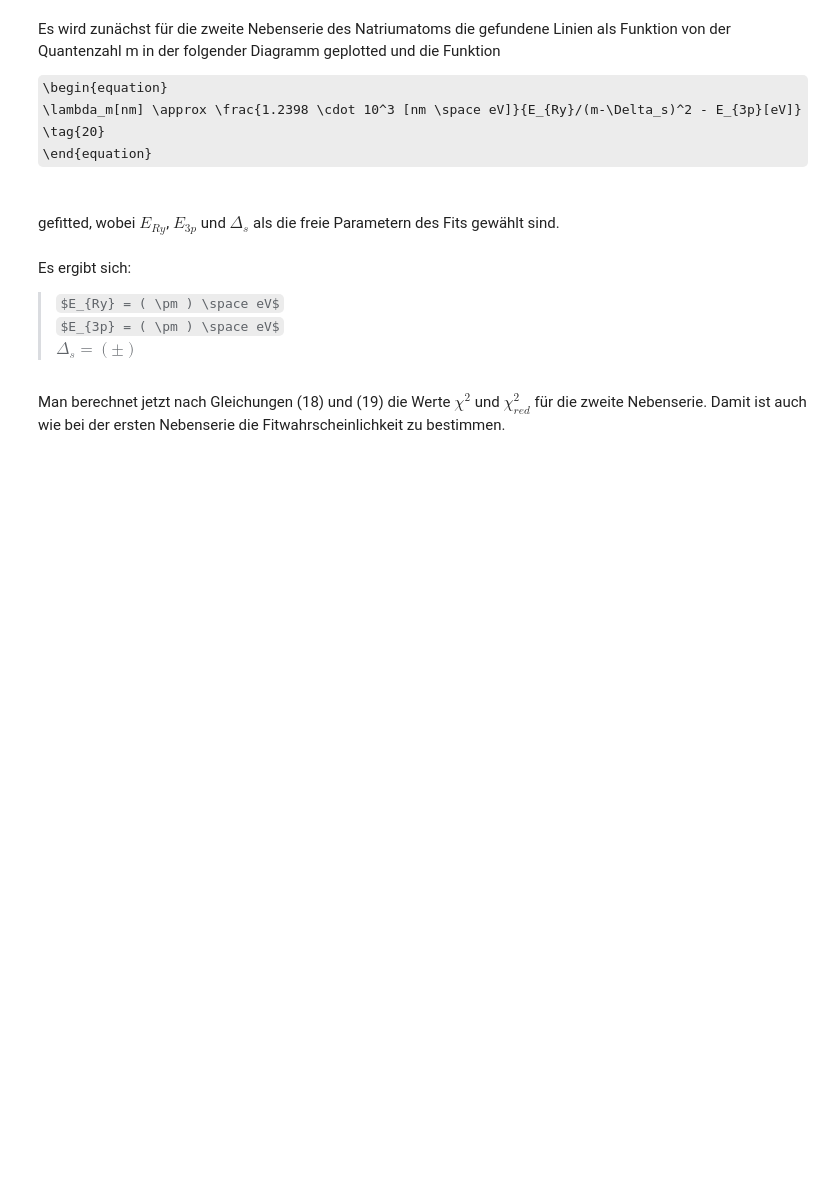
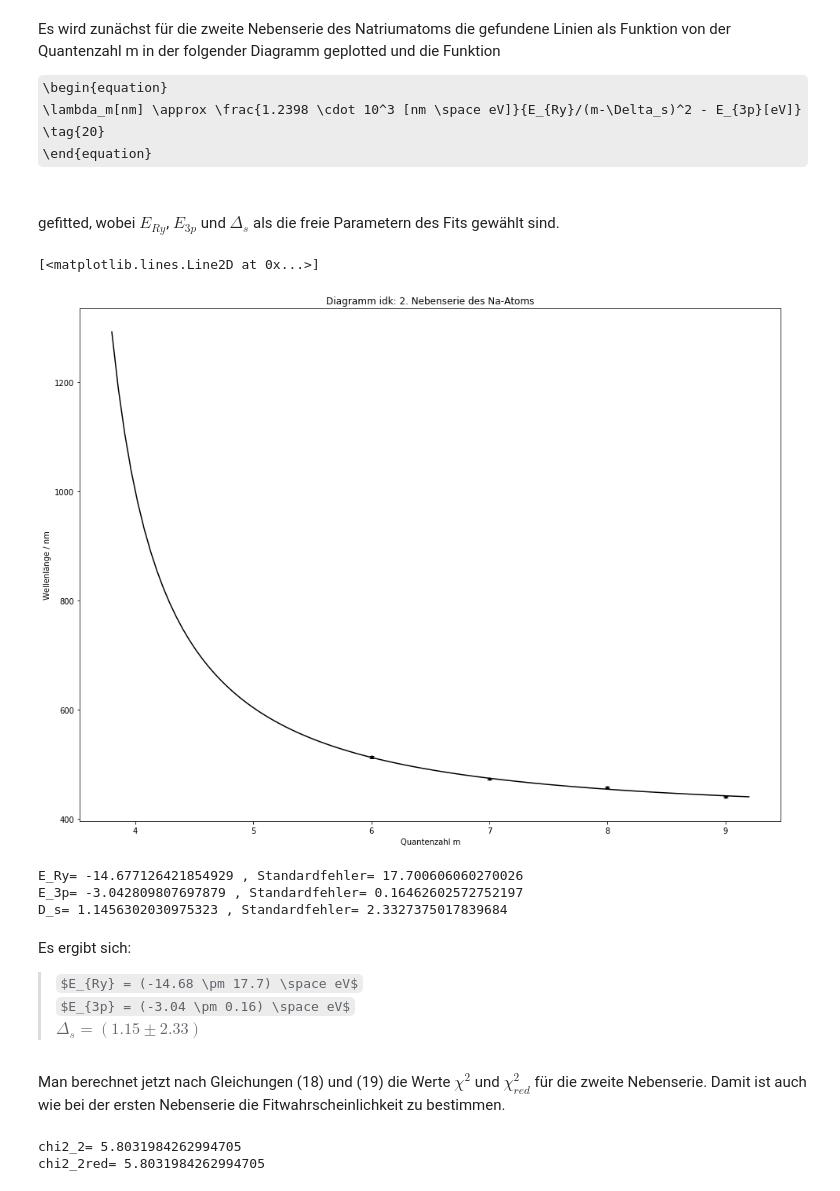
Before and after one commit to Meistermagier/PAP2, a Jupyter notebook: Experiment 234/Experiment_234.ipynb, the cells around one changed output. Cells and saved outputs as stored; diff of their text form; code cells hidden in the pictures; some formulas as TeX source; blank space fills up the shorter version.

```diff
--- a/Experiment 234/Experiment_234.ipynb
+++ b/Experiment 234/Experiment_234.ipynb
@@ -614,39 +628,47 @@ Es wird zunächst für die zweite Nebenserie des Natriumatoms die gefundene Lini
 
 gefitted, wobei $E_{Ry}$, $E_{3p}$ und $\Delta_s$ als die freie Parametern des Fits gewählt sind.
 # %%
+#FIT OF OUR VALUES
 %matplotlib inline
 
-#neb_2 = np.genfromtxt('https://raw.githubusercontent.com/Meistermagier/PAP2/master/Experiment%20234/Natriumspektrum/Nebenserie2.csv', delimiter=',')
-#wl_neb2 = neb_2[1:,3]
-#d_wl_neb2 = neb_2[1:,4]
+neb_2 = np.genfromtxt('https://raw.githubusercontent.com/Meistermagier/PAP2/master/Experiment%20234/Natriumspektrum/Nebenserie2.csv', delimiter=',')
+wl_neb2 = neb_2[3:,3]
+d_wl_neb2 = neb_2[3:,4]
 
-#wellenl = wl_neb2
-#dwellenl = d_wl_neb2
-#quantenz = np.arange(3,10)
+wellenl2 = wl_neb2
+dwellenl2 = d_wl_neb2
+quantenz2 = np.arange(6,10)
 
-#plt.figure(figsize=(16,12))
-#plt.errorbar(quantenz, wellenl, dwellenl, fmt=".k", capsize = 3)
-#plt.xlabel('Quantenzahl m')
-#plt.ylabel('Wellenlänge / nm')
-#plt.title('Diagramm idk: 2. Nebenserie des Na-Atoms')
+plt.figure(figsize=(16,12))
+plt.errorbar(quantenz2, wellenl2, dwellenl2, fmt=".k", capsize = 3)
+plt.xlabel('Quantenzahl m')
+plt.ylabel('Wellenlänge / nm')
+plt.title('Diagramm idk: 2. Nebenserie des Na-Atoms')
 
-#from scipy.optimize import curve_fit
-#def fit_func(m, E_Ry, E_3p, D_s):
-#    return 1.2398E3/(E_Ry/(m-D_s)**2-E_3p)
+from scipy.optimize import curve_fit
+def fit_func2(m2, E_Ry2, E_3p2, D_s):
+    return 1.2398E3/(E_Ry2/(m2-D_s)**2-E_3p2)
 
-#para = [-13.6,-3,-0.02]
-#popt, pcov = curve_fit(fit_func, quantenz, wellenl, sigma = dwellenl, p0 = para)
-#m=np.linspace(2.8,9.2,100)
-#plt.plot(m,fit_func(m,*popt), 'k')
+para2 = [-13.6,-3,-0.02]
+popt2, pcov2 = curve_fit(fit_func2, quantenz2, wellenl2, sigma = dwellenl2, p0 = para2)
+m2 = np.linspace(3.8,9.2,100)
+plt.plot(m2,fit_func2(m2,*popt2), 'k')
+# %% [output]
+[<matplotlib.lines.Line2D at 0x...>]
+[figure, added]
 # %%
 #Fitergebnisse
-#print("E_Ry=",popt[0], ", Standardfehler=", np.sqrt(pcov[0][0]))
-#print("E_3p=",popt[1], ", Standardfehler=", np.sqrt(pcov[1][1]))
-#print("D_s=",popt[2], ", Standardfehler=", np.sqrt(pcov[2][2]))
+print("E_Ry=",popt2[0], ", Standardfehler=", np.sqrt(pcov2[0][0]))
+print("E_3p=",popt2[1], ", Standardfehler=", np.sqrt(pcov2[1][1]))
+print("D_s=",popt2[2], ", Standardfehler=", np.sqrt(pcov2[2][2]))
+# %% [output]
+E_Ry= -14.677126421854929 , Standardfehler= 17.700606060270026
+E_3p= -3.042809807697879 , Standardfehler= 0.16462602572752197
+D_s= 1.1456302030975323 , Standardfehler= 2.3327375017839684
 # %% [markdown]
 Es ergibt sich:
-> $E_{Ry} = ( \pm ) \space eV$ <br>
-> $E_{3p} = ( \pm ) \space eV$ <br>
-> $\Delta_s = ( \pm )$
+> $E_{Ry} = (-14.68 \pm 17.7) \space eV$ <br>
+> $E_{3p} = (-3.04 \pm 0.16) \space eV$ <br>
+> $\Delta_s = (1.15 \pm 2.33)$
 # %% [markdown]
 Man berechnet jetzt nach Gleichungen (18) und (19) die Werte $\chi^2$ und $\chi_{red}^2$ für die zweite Nebenserie. Damit ist auch wie bei der ersten Nebenserie die Fitwahrscheinlichkeit zu bestimmen.
@@ -661,2 +675,13 @@ Man berechnet jetzt nach Gleichungen (18) und (19) die Werte $\chi^2$ und $\chi_
+# %%
+chi2_2 = np.sum((fit_func2(quantenz2, *popt2)-wellenl2)**2/dwellenl2**2)
+#Freiheitsrade
+fhg2 = len(quantenz2)-3
+chi2_2red = chi2_2/fhg2
+
+print("chi2_2=", chi2_)
+print("chi2_2red=", chi2_red)
+# %% [output]
+chi2_2= 5.8031984262994705
+chi2_2red= 5.8031984262994705
 # %% [markdown]
 Es ergibt sich:
```
Also changed, not shown: parts of 15 cells of this notebook.
